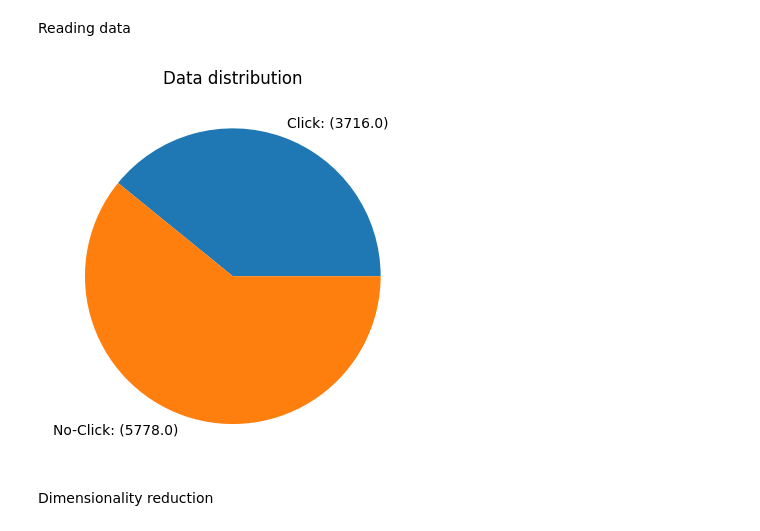
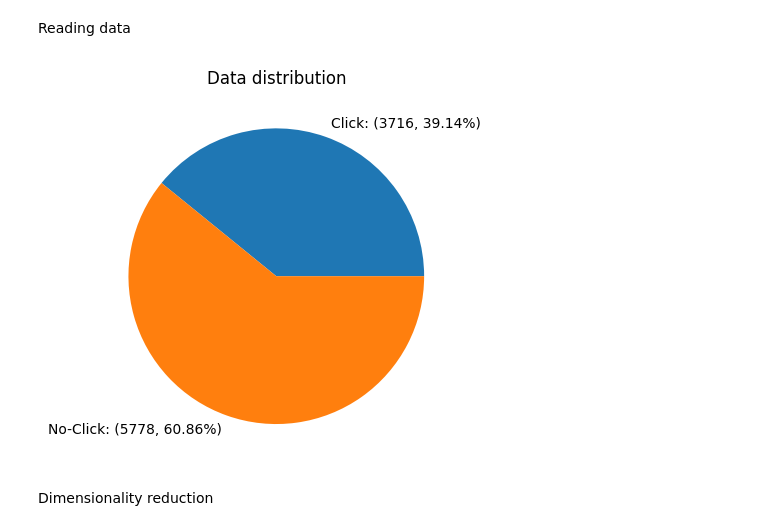
Before and after one commit to varickge/advClick, a Jupyter notebook: Training.ipynb, the cells around one changed output. Saved outputs shown, nothing was run; the diff lists cells and outputs as text; code cells hidden in the pictures.

```diff
--- a/Training.ipynb
+++ b/Training.ipynb
@@ -38,10 +38,13 @@ data_X = np.load('./drive/MyDrive/proj/data_norm_X.npy')
 data_Y = np.load('./drive/MyDrive/proj/data_norm_Y.npy')
 # %%
 plt.title('Data distribution')
-plt.pie(np.array([sum(data_Y), len(data_Y)-sum(data_Y)]), labels=[f'Click: ({sum(data_Y)})', f'No-Click: ({len(data_Y)-sum(data_Y)})'])
+# negative =_nonzero(data_Y)
+positive = np.count_nonzero(data_Y)
+negative = len(data_Y) - positive
+plt.pie(np.array([positive, negative]), labels=[f'Click: ({positive}, {round((positive/len(data_Y) * 100), 2)}%)', f'No-Click: ({negative}, {round((negative/len(data_Y) * 100), 2)}%)'])
 plt.show()
 # %% [output]
-[figure, old version]
+[figure, new version]
 # %% [markdown]
 Dimensionality reduction
 # %%
```
Also changed, not shown: parts of 2 cells of this notebook.
